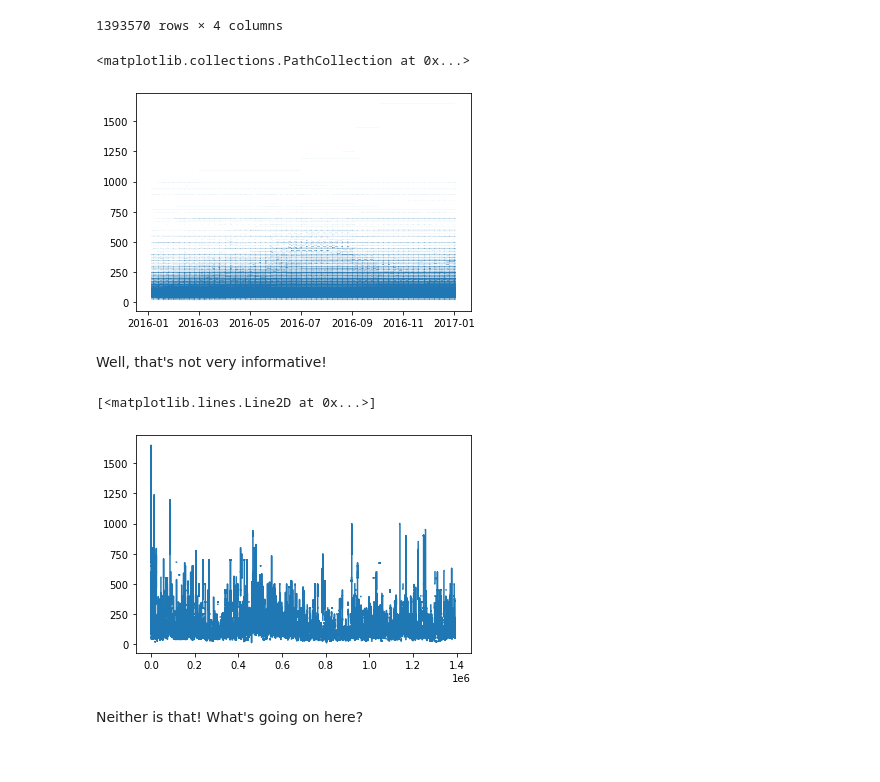
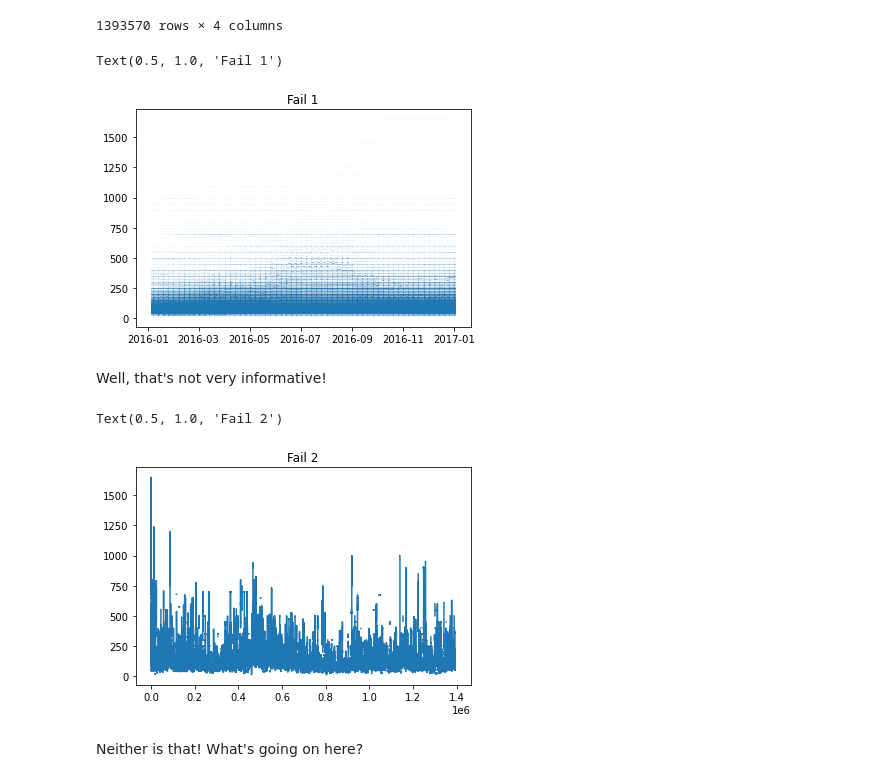
Before and after one commit to HJIzt/DataScienceBlogpost, a Jupyter notebook: seattle_airbnb_analysis.ipynb, the cells around one changed output. Drawn from its saved outputs; the diff is of its cells as text; code cells hidden in the pictures.

```diff
--- a/seattle_airbnb_analysis.ipynb
+++ b/seattle_airbnb_analysis.ipynb
@@ -67,17 +67,19 @@ cal_df
 # %%
 # first trying a scatter plot
 plt.scatter(cal_df["date"], cal_df["price"], s=0.0001)
+plt.title("Fail 1")
 # %% [output]
-<matplotlib.collections.PathCollection at 0x...>
+Text(0.5, 1.0, 'Fail 1')
-[figure, old version]
+[figure, new version]
 # %% [markdown]
 Well, that's not very informative!
 # %%
 # or maybe a line plot?
 plt.plot(cal_df["price"])
+plt.title("Fail 2")
 # %% [output]
-[<matplotlib.lines.Line2D at 0x...>]
+Text(0.5, 1.0, 'Fail 2')
-[figure, old version]
+[figure, new version]
 # %% [markdown]
 Neither is that! What's going on here?
 # %%
```
Also changed, not shown: parts of 30 cells of this notebook.
